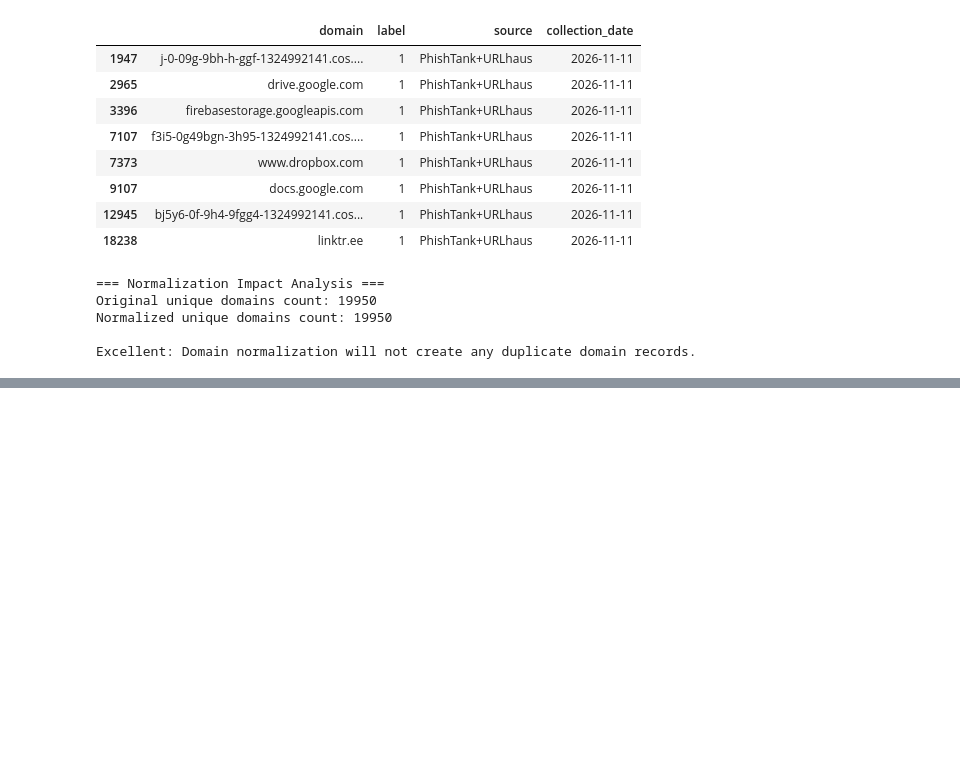
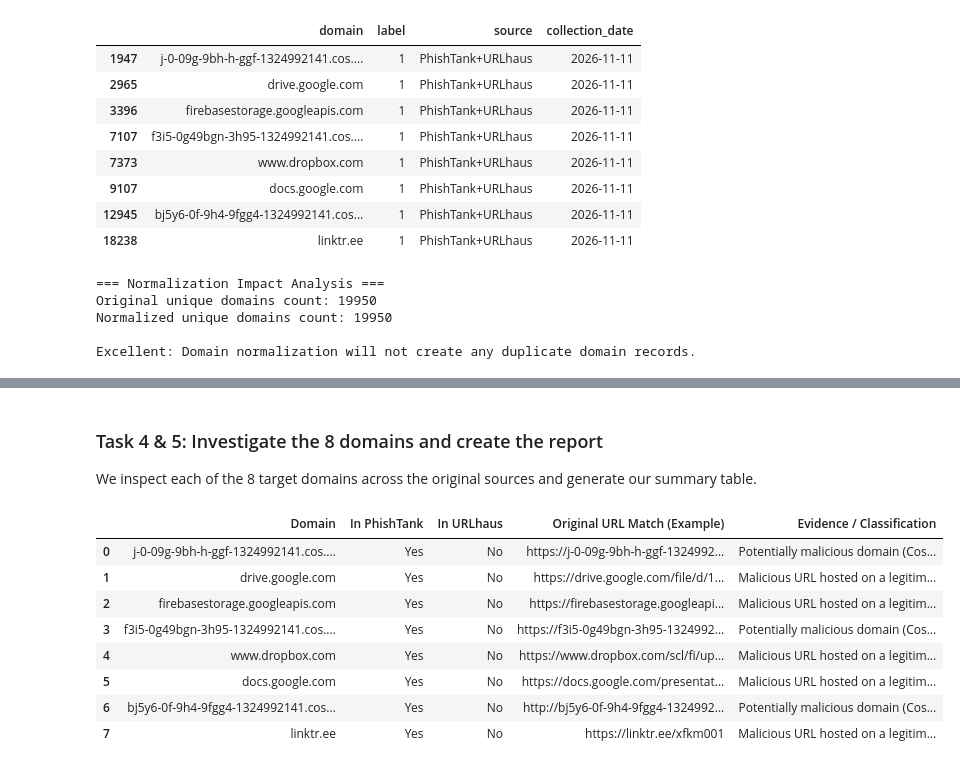
Before and after one commit to CodeCrusaders26/privacy-dns-filter, a Jupyter notebook: notebooks/processed_dataset_v2_csv.ipynb, the cells around one changed output, grey strips where cells are left out. Cells and saved outputs as stored; diff of their text form; code cells hidden in the pictures; blank space fills up the shorter version.

```diff
--- a/notebooks/processed_dataset_v2_csv.ipynb
+++ b/notebooks/processed_dataset_v2_csv.ipynb
@@ -157,0 +280,69 @@ Excellent: Domain normalization will not create any duplicate domain records.
+# %% [markdown]
+### Task 4 & 5: Investigate the 8 domains and create the report
+We inspect each of the 8 target domains across the original sources and generate our summary table.
+# %%
+target_domains = [
+    "j-0-09g-9bh-h-ggf-1324992141.cos.ap-bangkok.myqcloud.com",
+    "drive.google.com",
+    "firebasestorage.googleapis.com",
+    "f3i5-0g49bgn-3h95-1324992141.cos.ap-jakarta.myqcloud.com",
+    "www.dropbox.com",
+    "docs.google.com",
+    "bj5y6-0f-9h4-9fgg4-1324992141.cos.ap-bangkok.myqcloud.com",
+    "linktr.ee"
+]
+
+results = []
+
+for domain in target_domains:
+    pt_matches = phishtank_df[phishtank_df['extracted_host'] == domain]
+    in_pt = len(pt_matches) > 0
+    pt_urls = pt_matches['url'].tolist() if in_pt else []
+
+    uh_matches = urlhaus_df[urlhaus_df['extracted_host'] == domain]
+    in_uh = len(uh_matches) > 0
+    uh_urls = uh_matches['url'].tolist() if in_uh else []
+
+    orig_url = "N/A"
+    if in_pt:
+        orig_url = pt_urls[0]
+    elif in_uh:
+        orig_url = uh_urls[0]
+
+    is_legit_platform = domain in [
+        "drive.google.com",
+        "firebasestorage.googleapis.com",
+        "www.dropbox.com",
+        "docs.google.com",
+        "linktr.ee"
+    ]
+
+    evidence = ""
+    if in_pt or in_uh:
+        if is_legit_platform:
+            evidence = "Malicious URL hosted on a legitimate platform"
+        else:
+            evidence = "Potentially malicious domain (Cos/Cloud storage domain or threat host)"
+    else:
+        evidence = "Unverified / No Match in original sources"
+
+    results.append({
+        "Domain": domain,
+        "In PhishTank": "Yes" if in_pt else "No",
+        "In URLhaus": "Yes" if in_uh else "No",
+        "Original URL Match (Example)": orig_url[:80] + "..." if len(orig_url) > 80 else orig_url,
+        "Evidence / Classification": evidence
+    })
+
+report_df = pd.DataFrame(results)
+display(report_df)
+# %% [output]
+|  | Domain | In PhishTank | In URLhaus | Original URL Match (Example) | Evidence / Classification |
+| 0 | j-0-09g-9bh-h-ggf-1324992141.cos.... | Yes | No | https://j-0-09g-9bh-h-ggf-1324992... | Potentially malicious domain (Cos... |
+| 1 | drive.google.com | Yes | No | https://drive.google.com/file/d/1... | Malicious URL hosted on a legitim... |
+| 2 | firebasestorage.googleapis.com | Yes | No | https://firebasestorage.googleapi... | Malicious URL hosted on a legitim... |
+| 3 | f3i5-0g49bgn-3h95-1324992141.cos.... | Yes | No | https://f3i5-0g49bgn-3h95-1324992... | Potentially malicious domain (Cos... |
+| 4 | www.dropbox.com | Yes | No | https://www.dropbox.com/scl/fi/up... | Malicious URL hosted on a legitim... |
+| 5 | docs.google.com | Yes | No | https://docs.google.com/presentat... | Malicious URL hosted on a legitim... |
+| 6 | bj5y6-0f-9h4-9fgg4-1324992141.cos... | Yes | No | http://bj5y6-0f-9h4-9fgg4-1324992... | Potentially malicious domain (Cos... |
+| 7 | linktr.ee | Yes | No | https://linktr.ee/xfkm001 | Malicious URL hosted on a legitim... |
```
Also changed, not shown: parts of 50 cells of this notebook.
